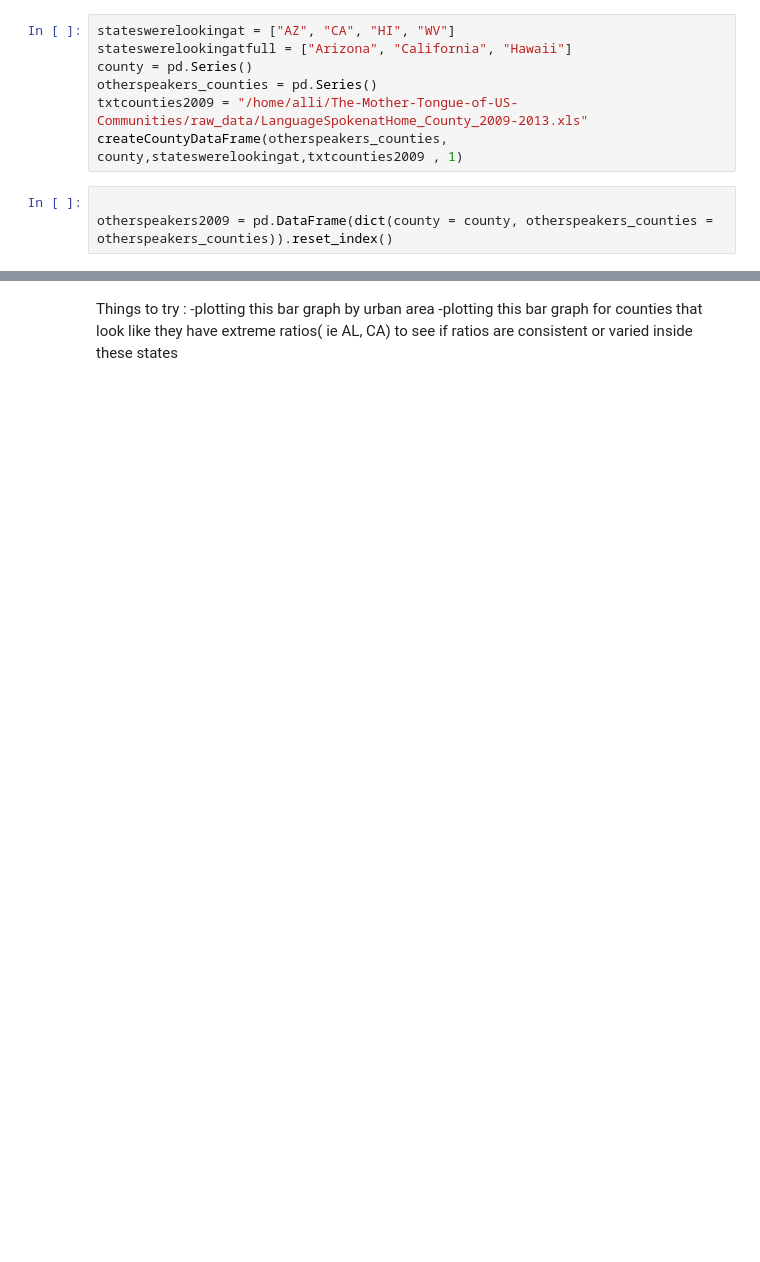
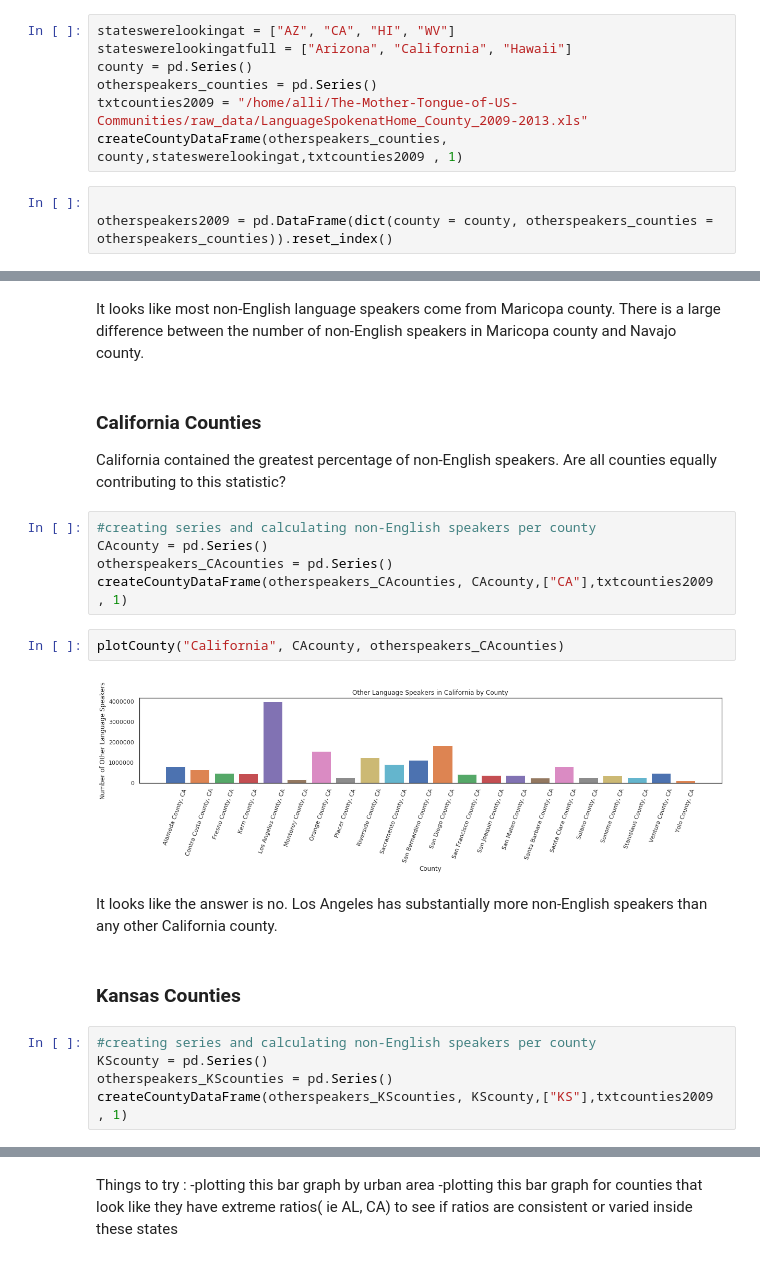
Before and after one commit to AllisonBusa/The-Mother-Tongue-of-US-Communities, a Jupyter notebook: Analysis.ipynb, the cells around one changed output, grey strips where cells are left out. Saved outputs shown, nothing was run; the diff lists cells and outputs as text; blank space fills up the shorter version.

Commit message:
adding more counties info and func

```diff
--- a/Analysis.ipynb
+++ b/Analysis.ipynb
@@ -266,0 +264,23 @@ for i in range(0,len(AZcounty)):
+# %% [markdown]
+It looks like most non-English language speakers come from Maricopa county. There is a large difference between the number of non-English speakers in Maricopa county and Navajo county.
+# %% [markdown]
+### California Counties
+California contained the greatest percentage of non-English speakers. Are all counties equally contributing to this statistic?
+# %%
+#creating series and calculating non-English speakers per county
+CAcounty = pd.Series()
+otherspeakers_CAcounties = pd.Series()
+createCountyDataFrame(otherspeakers_CAcounties, CAcounty,["CA"],txtcounties2009 , 1)
+# %%
+plotCounty("California", CAcounty, otherspeakers_CAcounties)
+# %% [output]
+[figure, added]
+# %% [markdown]
+It looks like the answer is no. Los Angeles has substantially more non-English speakers than any other California county.
+# %% [markdown]
+### Kansas Counties
+# %%
+#creating series and calculating non-English speakers per county
+KScounty = pd.Series()
+otherspeakers_KScounties = pd.Series()
+createCountyDataFrame(otherspeakers_KScounties, KScounty,["KS"],txtcounties2009 , 1)
```
Also changed, not shown: parts of 31 cells of this notebook.
